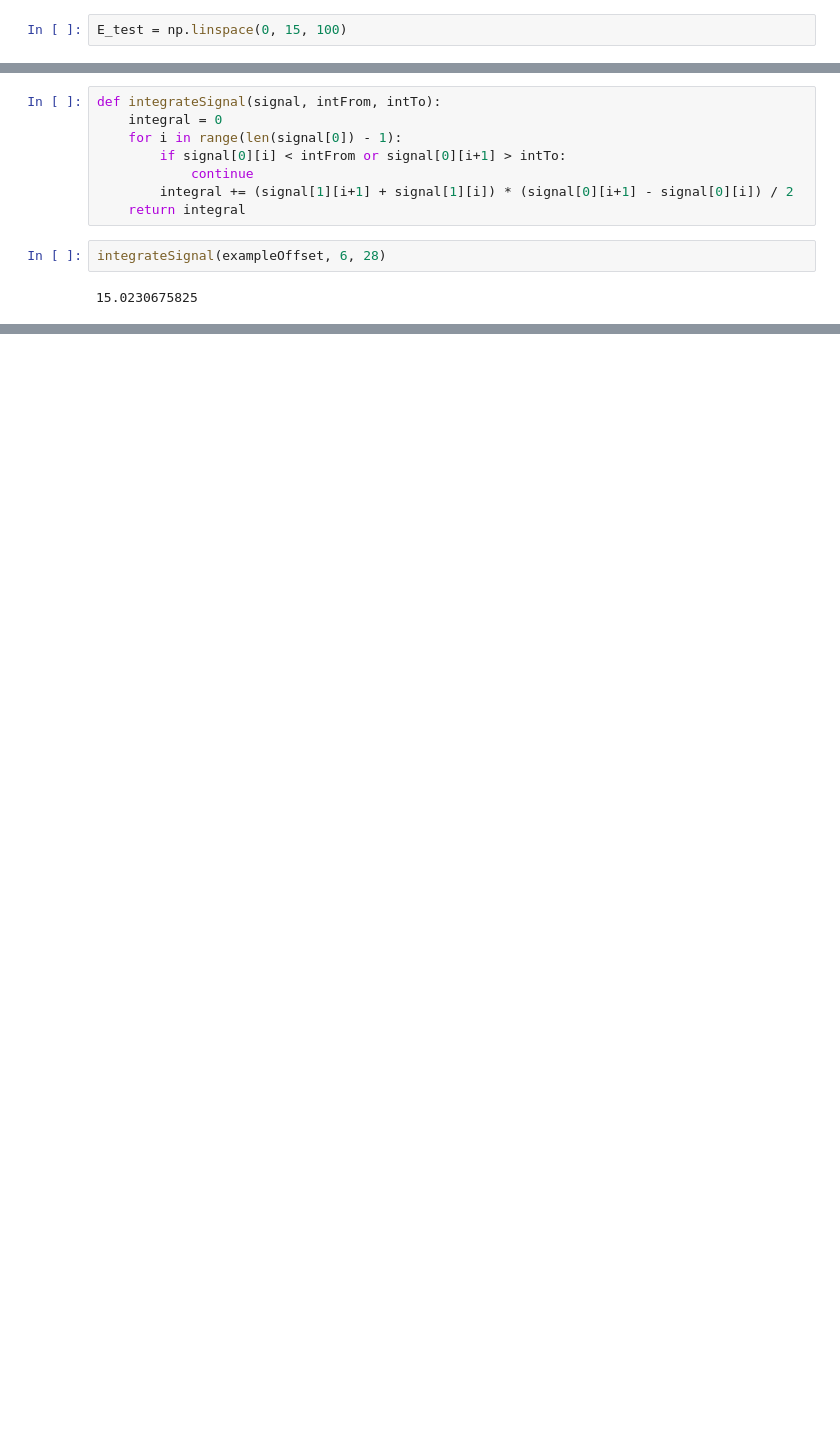
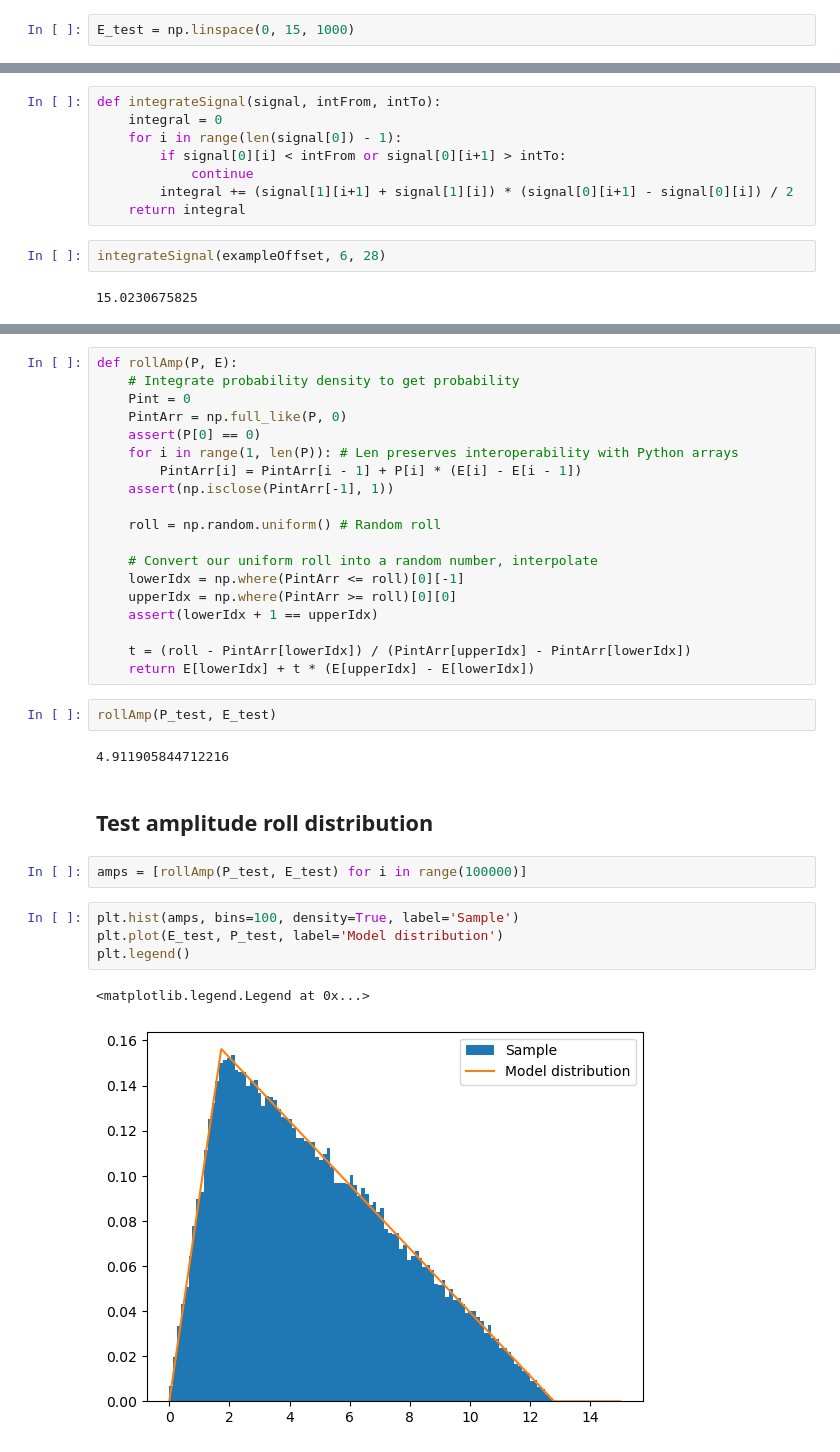
Before and after one commit to GregTheMadMonk/edu-28, a Jupyter notebook: edu-28.ipynb, the cells around one changed output, grey strips where cells are left out. Saved outputs shown, nothing was run; the diff lists cells and outputs as text; blank space fills up the shorter version.

Commit message:
Add amplitude/offset roll + complete roll

```diff
--- a/edu-28.ipynb
+++ b/edu-28.ipynb
@@ -16,7 +16,7 @@ Let's find intersection point:
 $$1.6E = 3.2-0.25E$$
 $$1.85E = 3.2$$
 # %%
-E_test = np.linspace(0, 15, 100)
+E_test = np.linspace(0, 15, 1000)
 # %%
 P_test = np.array([ 1.6*E if E < 3.2/1.85 else (3.2 - 0.25*E) for E in E_test ])
 P_test[P_test < 0] = 0
@@ -113,0 +118,34 @@ integrateSignal(exampleOffset, 6, 28)
+# %%
+def rollAmp(P, E):
+    # Integrate probability density to get probability
+    Pint = 0
+    PintArr = np.full_like(P, 0)
+    assert(P[0] == 0)
+    for i in range(1, len(P)): # Len preserves interoperability with Python arrays
+        PintArr[i] = PintArr[i - 1] + P[i] * (E[i] - E[i - 1])
+    assert(np.isclose(PintArr[-1], 1))
+
+    roll = np.random.uniform() # Random roll
+
+    # Convert our uniform roll into a random number, interpolate
+    lowerIdx = np.where(PintArr <= roll)[0][-1]
+    upperIdx = np.where(PintArr >= roll)[0][0]
+    assert(lowerIdx + 1 == upperIdx)
+
+    t = (roll - PintArr[lowerIdx]) / (PintArr[upperIdx] - PintArr[lowerIdx])
+    return E[lowerIdx] + t * (E[upperIdx] - E[lowerIdx])
+# %%
+rollAmp(P_test, E_test)
+# %% [output]
+4.911905844712216
+# %% [markdown]
+## Test amplitude roll distribution
+# %%
+amps = [rollAmp(P_test, E_test) for i in range(100000)]
+# %%
+plt.hist(amps, bins=100, density=True, label='Sample')
+plt.plot(E_test, P_test, label='Model distribution')
+plt.legend()
+# %% [output]
+<matplotlib.legend.Legend at 0x...>
+[figure, added]
```
Also changed, not shown: parts of 8 cells of this notebook.
